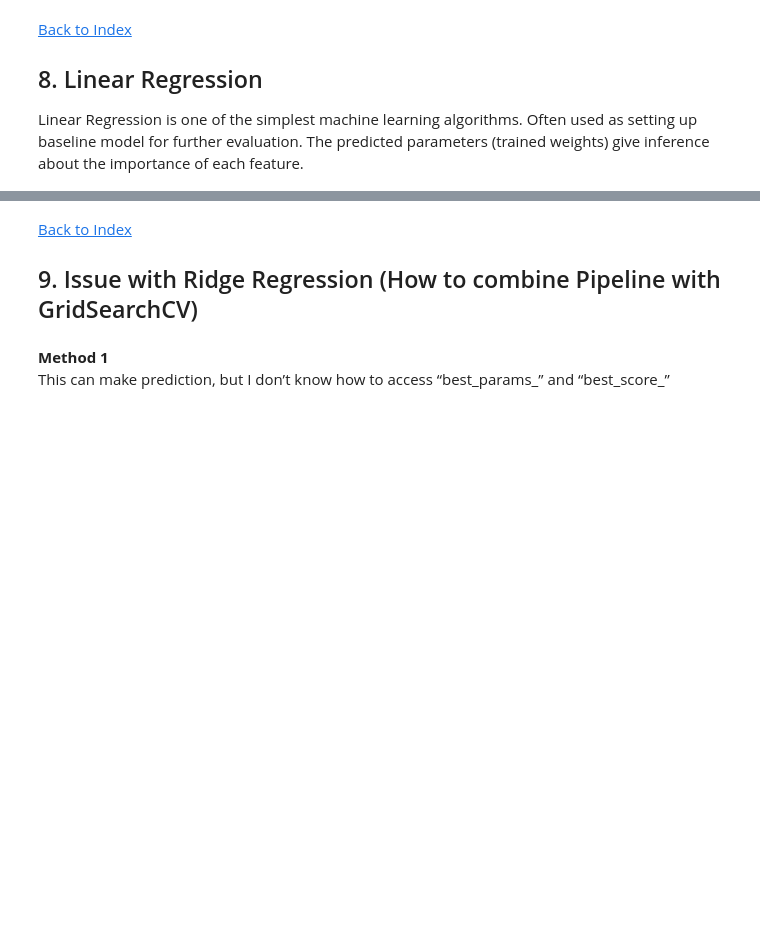
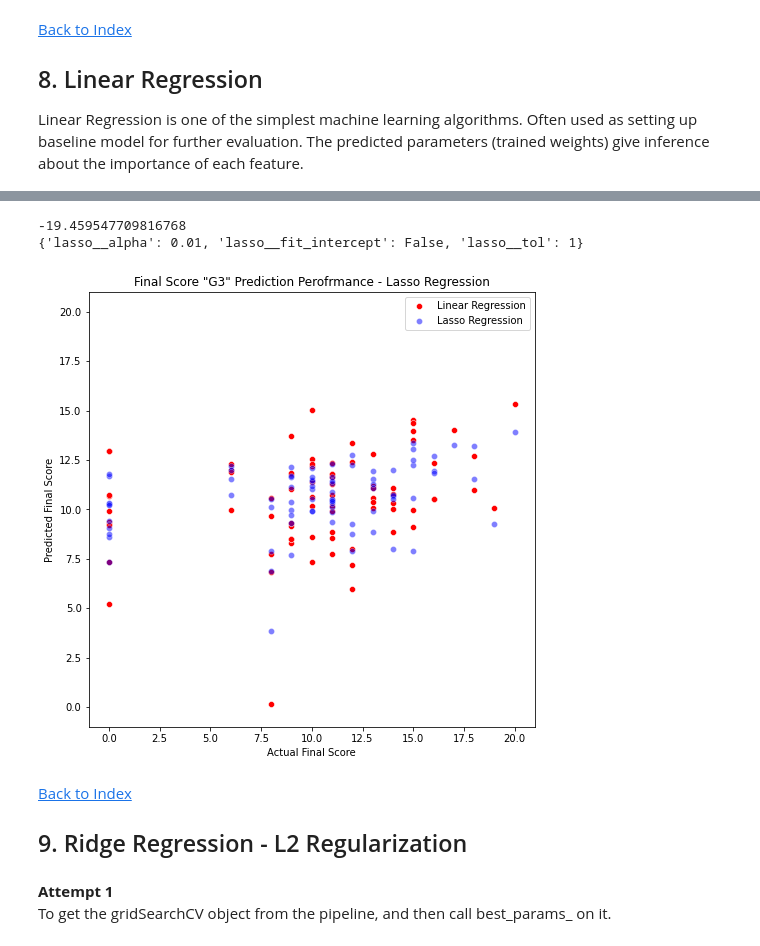
Before and after one commit to SebGmur/grade_pred, a Jupyter notebook: Student_Grade_01.ipynb, the cells around one changed output, grey strips where cells are left out. Drawn from its saved outputs; the diff is of its cells as text; code cells hidden in the pictures; blank space fills up the shorter version.

```diff
--- a/Student_Grade_01.ipynb
+++ b/Student_Grade_01.ipynb
@@ -678,0 +706,18 @@ Execution Time: 00:00:00
+# %%
+start = time.time()
+
+parameters = {'lasso__alpha': [1e-15, 1e-10, 1e-8, 1e-3, 1e-2, 1, 5, 10, 20, 30, 35, 40, 45, 50, 55, 100],
+              'lasso__fit_intercept': [True,False],
+              # 'lasso__tol': [1e-15, 1e-10, 1e-8, 1e-3, 1e-2, 1, 5, 10, 20, 30, 35, 40, 45, 50, 55, 100]}
+              'lasso__tol': [1, 5, 10, 20, 30, 35, 40, 45, 50, 55, 100]}
+
+ls_pipe_line = make_pipeline(column_trans, MinMaxScaler(), Lasso())
+
+# print(ls_pipe_line.get_params().keys())
+
+ls_cv = GridSearchCV(ls_pipe_line, param_grid = parameters, scoring='neg_mean_squared_error', cv = 5, refit=True)
+
+ls_cv.fit(x_train, y_train)
+
+end = time.time()
+time_lr = exec_time(start,end)
@@ -679,10 +726,36 @@ Execution Time: 00:00:00
+# %%
+ls_opt_mse_os = ls_cv.best_score_
+ls_opt_mse_param_os = ls_cv.best_params_
+
+print(ls_opt_mse_os)
+print(ls_opt_mse_param_os)
+# %% [output]
+-19.459547709816768
+{'lasso__alpha': 0.01, 'lasso__fit_intercept': False, 'lasso__tol': 1}
+# %%
+ls_cv.score(x_test,y_test)
+ls_opt_mse_pred_os_2 = ls_cv.predict(x_test)
+
+figD, axD1 = plt.subplots(figsize=(8,8))
+
+sns.scatterplot(x = y_test, y = lr_y_pred, alpha=1, color="red", label="Linear Regression", ax = axD1)
+sns.scatterplot(x = y_test, y = ls_opt_mse_pred_os_2, alpha=0.5, color="blue", label="Lasso Regression", ax = axD1)
+
+axD1.set_title('Final Score "G3" Prediction Perofrmance - Lasso Regression')
+axD1.set_xlabel("Actual Final Score")
+axD1.set_ylabel("Predicted Final Score")
+axD1.set_xbound(lower=-1, upper=21)
+axD1.set_ybound(lower=-1, upper=21)
+# %% [output]
+[figure, added]
 # %% [markdown]
 <a href='#index'>Back to Index</a>
-<a name='iss'></a>
-<h2>9. Issue with Ridge Regression (How to combine Pipeline with GridSearchCV)</h2>
+<a name='rg'></a>
+<h2>9. Ridge Regression -  L2 Regularization </h2>
-# %% [markdown]
-<strong>Method 1</strong><br>
-This can make prediction, but I don’t know how to access “best_params_” and “best_score_”
+# %% [markdown]
+<strong>Attempt 1</strong><br>
+To get the gridSearchCV object from the pipeline, and then call best_params_ on it.
+<a href="https://stackoverflow.com/questions/49829236/extract-best-params-after-running-gridsearch-within-a-pipeline"></a>
 # %%
 start = time.time()
 
```
Also changed, not shown: parts of 14 cells of this notebook.
